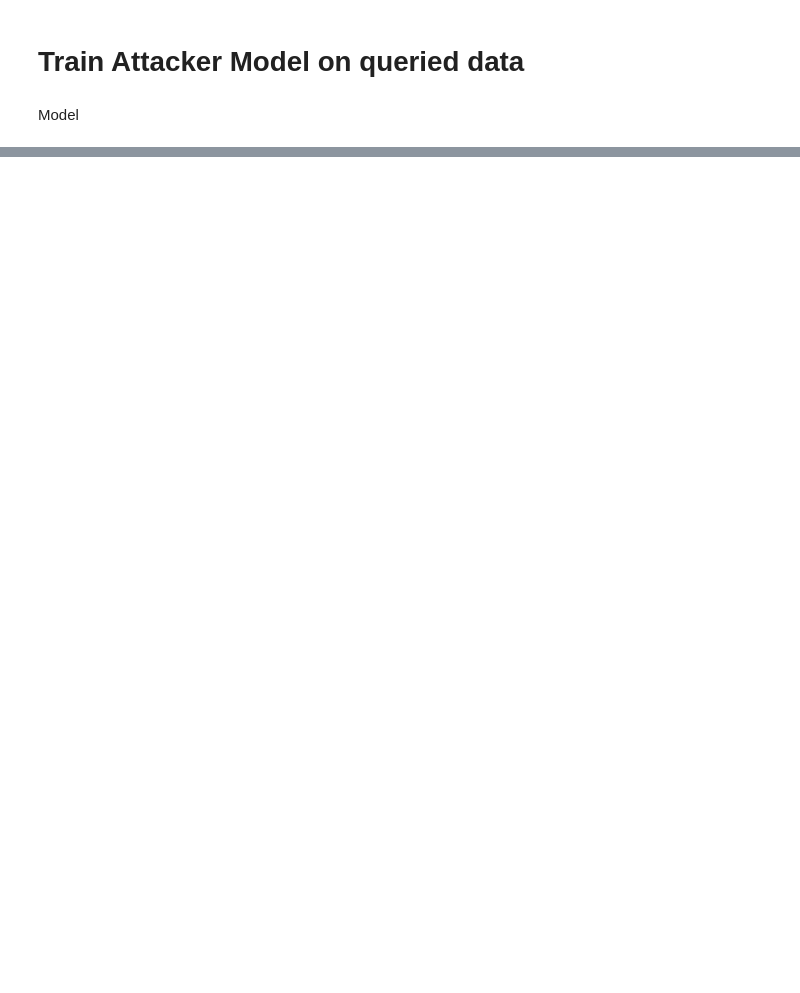
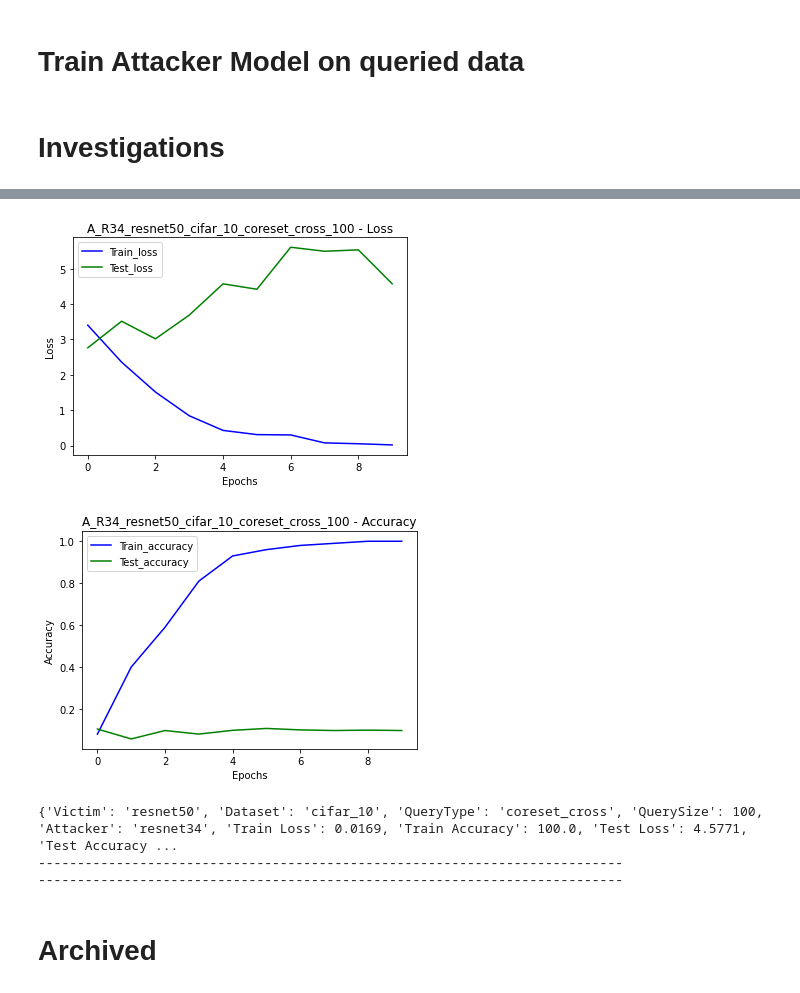
Before and after one commit to dannyrichy/dl-model-extraction, a Jupyter notebook: notebooks/Attacker.ipynb, the cells around one changed output, grey strips where cells are left out. Saved outputs shown, nothing was run; the diff lists cells and outputs as text; code cells hidden in the pictures; blank space fills up the shorter version.

Commit message:
Investigations ready

```diff
--- a/notebooks/Attacker.ipynb
+++ b/notebooks/Attacker.ipynb
@@ -60,0 +35,4 @@ IndexError: index 32925 is out of bounds for axis 0 with size 10000
+# %%
+# query & save test data
+querytestloader = QueryVictim(config["victim"], testloader, len(testloader.dataset))
+torch.save(querytestloader, f'attacker/queried_data/{config["victim"]["data"]}_queriedtestdataloader.pt')
@@ -61,3 +41,3 @@ IndexError: index 32925 is out of bounds for axis 0 with size 10000
 # %%
-querytrainloader = QueryVictim(trainloader, config["query_size"], sampling='random')
-querytestloader = QueryVictim(testloader, len(testloader.dataset), sampling=config["query_type"])
+# query train data
+querytrainloader = QueryVictim(config["victim"], trainloader, config["query_size"], sampling=config["query_type"])
@@ -111,3 +46 @@ plots(attacker_result, 'ResNet34-Attacker')
-# %% [markdown]
-Model
 # %%
@@ -128,0 +65,62 @@ for type in query_types:
+# %% [markdown]
+# Investigations
+# %%
+# Iterate through Model & Dataset
+Results = []
+for victim in parameters["victim"]:
+    print('---------------------------------------------------------------------------')
+    print(f'--------Victim: {victim["model_name"]} Dataset: {victim["data"]}------------')
+    # Download and use dataset
+    transform = torchvision.transforms.Compose(
+        [torchvision.transforms.ToTensor(),
+         torchvision.transforms.Normalize((0.5, 0.5, 0.5), (0.5, 0.5, 0.5))])
+    if(victim["data"]==CIFAR_10):
+        trainset = torchvision.datasets.CIFAR10(root='./cifar10', train=True, download=True, transform=transform)
+        testset = torchvision.datasets.CIFAR10(root='./cifar10', train=False, download=True, transform=transform)
+    elif(victim["data"]==CIFAR_100):
+        trainset = torchvision.datasets.CIFAR100(root='./cifar100', train=True, download=True, transform=transform)
+        testset = torchvision.datasets.CIFAR100(root='./cifar100', train=False, download=True, transform=transform)
+    else:
+        print("Dataset not configured")
+
+    # uplaod to data loader
+    trainloader = torch.utils.data.DataLoader(
+        trainset, batch_size=config['batch_size'], shuffle=True)
+    testloader = torch.utils.data.DataLoader(
+        testset, batch_size=config['batch_size'], shuffle=False)
+
+    # query test data
+    querytestloader = QueryVictim(config["victim"], testloader, len(testloader.dataset))
+    #querytestloader = QueryVictim(config["victim"], testloader, 1000)
+
+    # Iterate Through Query Type
+    for querytype in parameters["query_type"]:
+        # Iterate Through Query Size
+        for size in parameters["query_size"]:
+            print('----------------------------------')
+            print(f'---------------Query Type: {querytype} Query Size: {size}-------------------')
+            # query train data
+            querytrainloader = QueryVictim(victim, trainloader, size, sampling=querytype)
+            # initialize attacker model
+            attacker = ResNet34(3, ResBlock, outputs=10)
+            attacker_loss = torch.nn.CrossEntropyLoss()
+            # train attacker model
+            attacker_result = Training(attacker, querytrainloader, querytestloader, (-1, 3, 32, 32), config["epochs"], optimizer=torch.optim.Adam(
+                attacker.parameters(), lr=config["learning_rate"]), loss=attacker_loss)
+            # save & visualize model inference
+            percent = SaveVisualize(attacker, attacker_result, f'A_R34_{victim["model_name"]}_{victim["data"]}_{querytype}_{size}')
+            results_dict={"Victim":victim["model_name"],
+                            "Dataset":victim["data"],
+                            "QueryType": querytype,
+                            "QuerySize": size,
+                            "Attacker": 'resnet34',
+                            "Train Loss": percent[0],
+                            "Train Accuracy": percent[1],
+                            "Test Loss": percent[2],
+                            "Test Accuracy": percent[3]}
+
+            print(results_dict)
+            Results.append(results_dict)
+            print('---------------------------------------------------------------------------')
+            print('---------------------------------------------------------------------------')
+# %% [output]
@@ -128,0 +144,8 @@ for type in query_types:
+[figure, added]
+[figure, added]
+{'Victim': 'resnet50', 'Dataset': 'cifar_10', 'QueryType': 'coreset_cross', 'QuerySize': 100, 'Attacker': 'resnet34', 'Train Loss': 0.0169, 'Train Accuracy': 100.0, 'Test Loss': 4.5771, 'Test Accuracy ...
+---------------------------------------------------------------------------
+---------------------------------------------------------------------------
+# %% [markdown]
+
+# Archived
```
Also changed, not shown: parts of 21 cells of this notebook, 6 other files.
